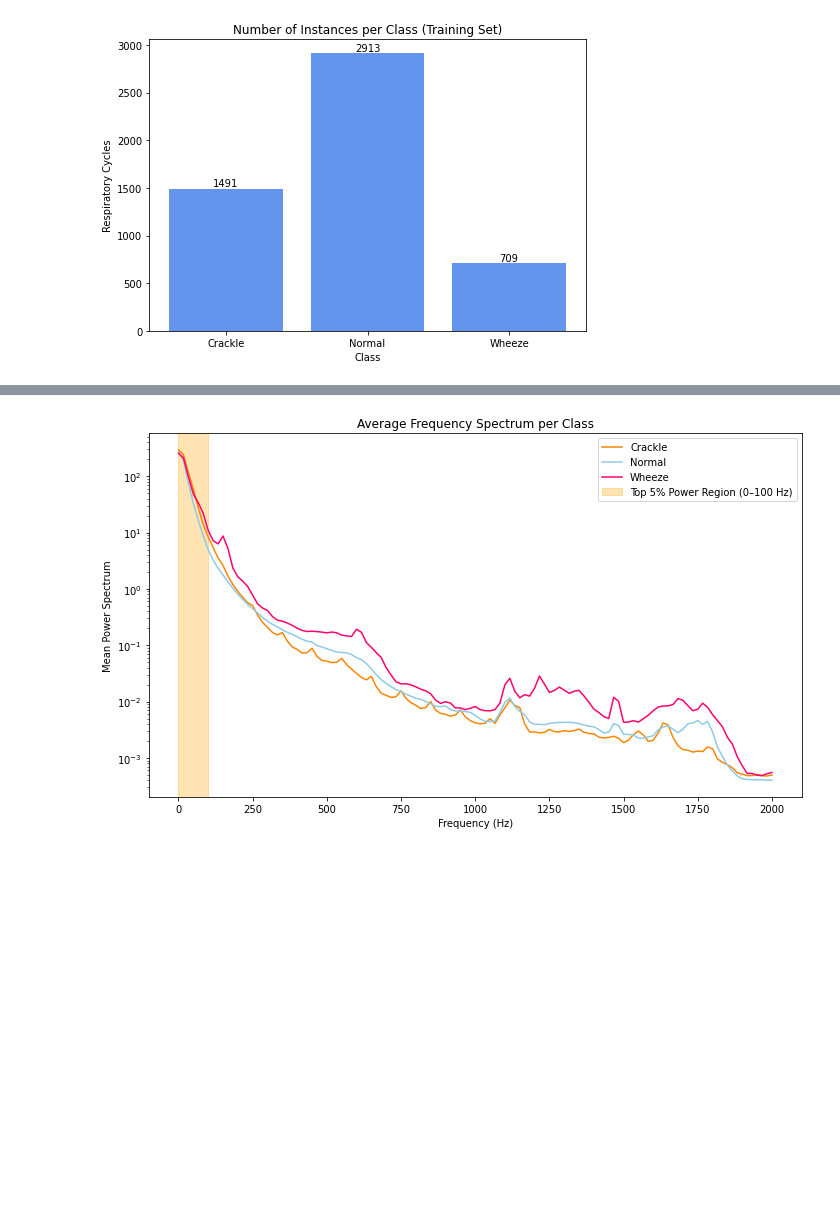
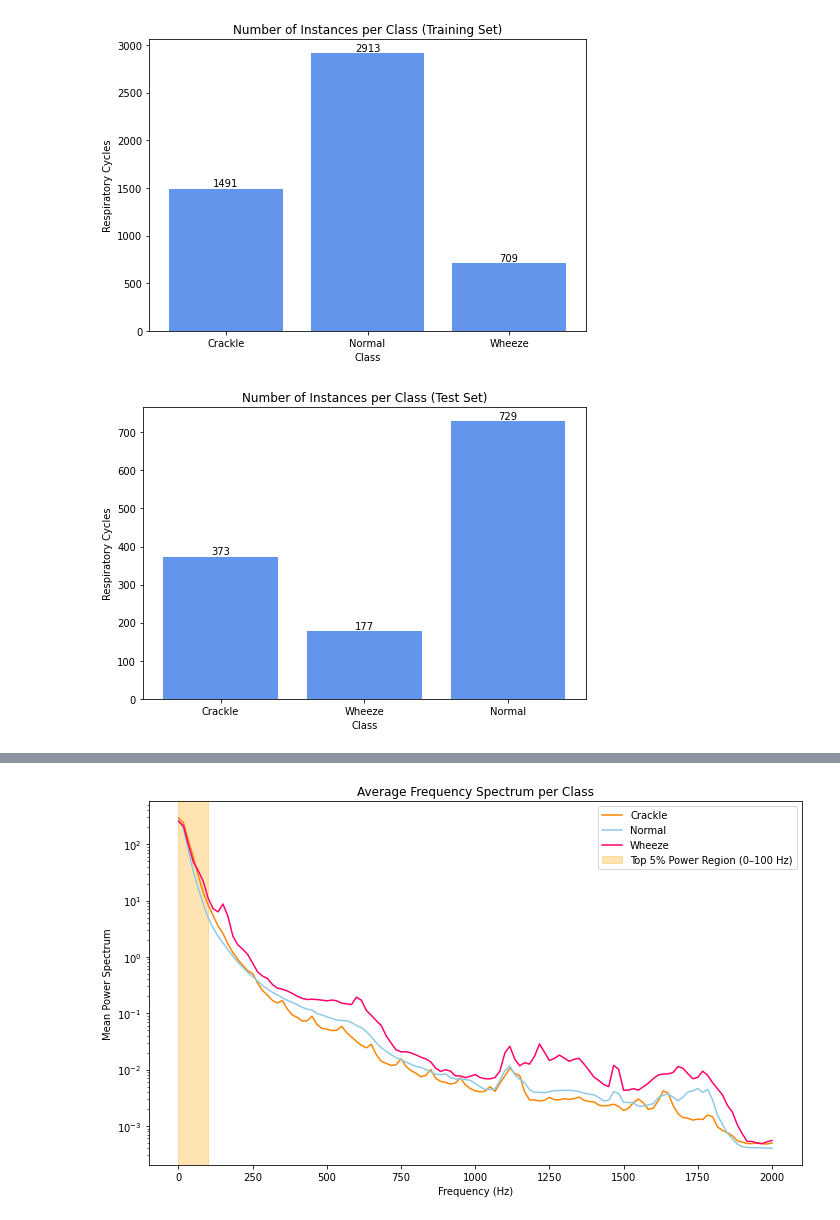
Before and after one commit to miltiadiss/CEID-MSc-Thesis, a Jupyter notebook: preprocessing.ipynb, the cells around one changed output, grey strips where cells are left out. Drawn from its saved outputs; the diff is of its cells as text; code cells hidden in the pictures; blank space fills up the shorter version.

```diff
--- a/preprocessing.ipynb
+++ b/preprocessing.ipynb
@@ -188,4 +145,21 @@ plt.tight_layout()
 plt.show()
 # %% [output]
 [figure]
+# %%
+# Visualize class imbalance in test set
+label_counts = Counter(test_df["class"])
+
+plt.figure(figsize=(7, 5))
+plt.bar(label_counts.keys(), label_counts.values(), color="cornflowerblue")
+plt.title("Number of Instances per Class (Test Set)")
+plt.xlabel("Class")
+plt.ylabel("Respiratory Cycles")
+
+for i, (label, count) in enumerate(label_counts.items()):
+    plt.text(i, count + 1, str(count), ha='center', va='bottom', fontsize=10)
+
+plt.tight_layout()
+plt.show()
+# %% [output]
+[figure, added]
 # %% [markdown]
```
Also changed, not shown: parts of 11 cells of this notebook.
